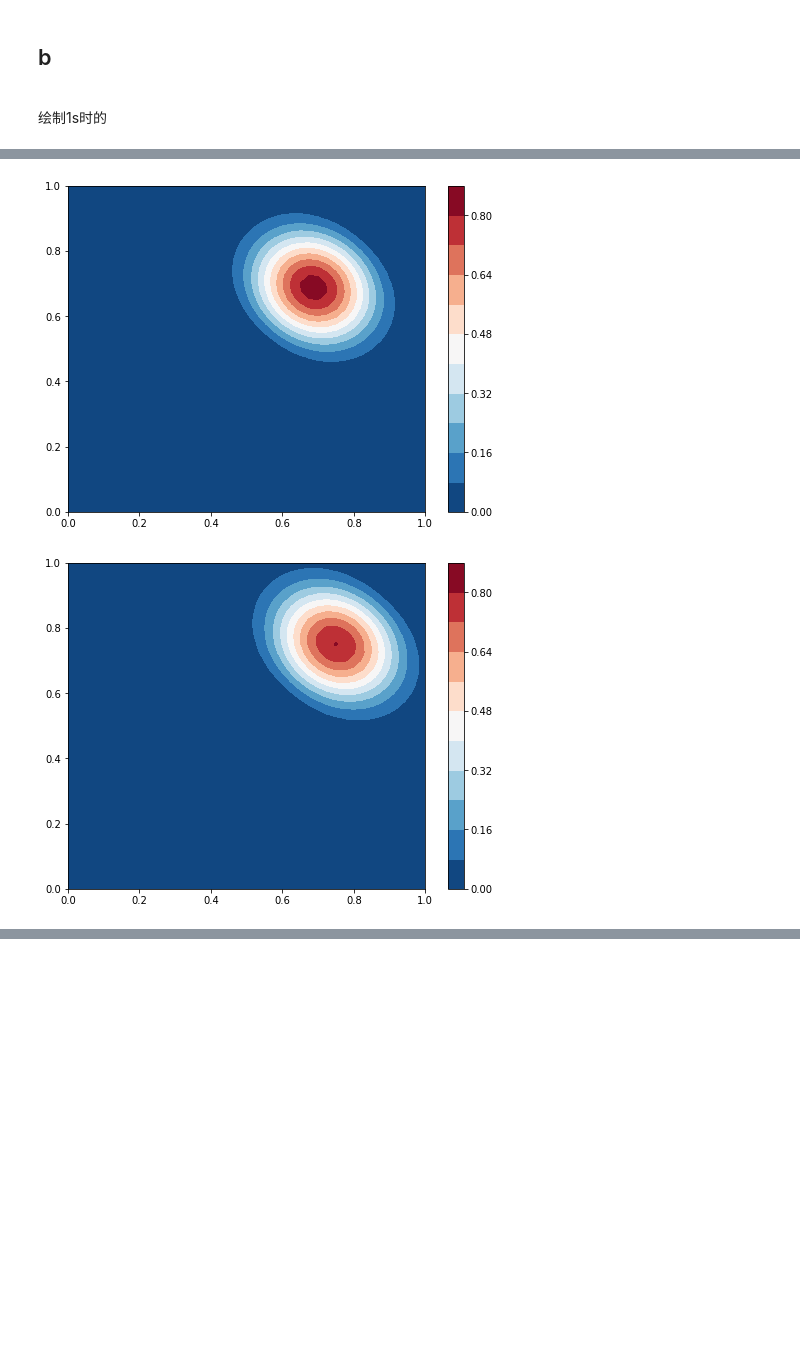
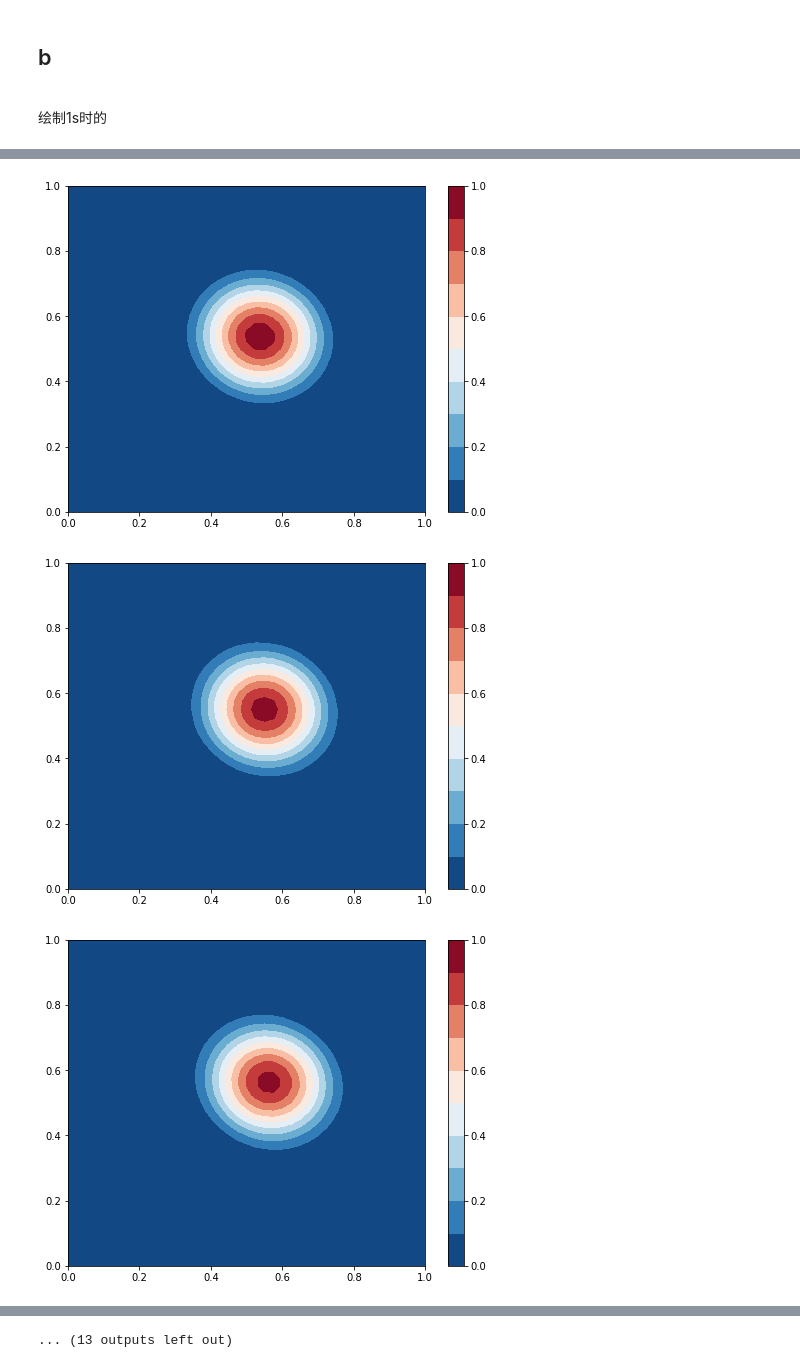
Before and after one commit to dozerlcl/assignments_2020_nju_meteorology, a Jupyter notebook: numerical_PDE/P_set2/P2_test3.ipynb, the cells around one changed output, grey strips where cells are left out. Saved outputs shown, nothing was run; the diff lists cells and outputs as text; code cells hidden in the pictures; blank space fills up the shorter version.

```diff
--- a/numerical_PDE/P_set2/P2_test3.ipynb
+++ b/numerical_PDE/P_set2/P2_test3.ipynb
@@ -59,14 +59,14 @@ def diff_2d(deltax=0.025,deltay=0.025,deltat=0.0125,gridt=1000,difftype="origin"
             for ix in range(1, gridnx):
                 for iy in range(1, gridny):
                     # 2D diff
-                    if(odd_or_even==1):
-                        c[ix, iy, it+1] = c[ix, iy, it] - cr_y * ( c[ix, iy, it] - c[ix, iy - 1, it])
-                        c[ix, iy, it+1] = c[ix, iy, it] - cr_y * ( c[ix, iy, it] - c[ix, iy - 1, it])
-                        odd_or_even=-1
-                    if(odd_or_even==-1):
-                        c[ix, iy, it+1] = c[ix, iy, it] - cr_y * ( c[ix, iy, it] - c[ix, iy - 1, it])
-                        c[ix, iy, it+1] = c[ix, iy, it] - cr_x * ( c[ix, iy, it] - c[ix - 1, iy, it])
-                        odd_or_even= 1
+                    # if(odd_or_even==1):
+                    c[ix, iy, it+1] = (1-cr_x)*(1-cr_y)*c[ix, iy, it] + cr_x * (1-cr_y)* c[ix-1, iy, it] +cr_y*(1-cr_x) * c[ix, iy-1, it]+cr_x*cr_y*c[ix-1, iy-1, it]
+
+                        # odd_or_even=-1
+                    # if(odd_or_even==-1):
+                        # c[ix, iy, it+1] = c[ix, iy, it] - cr_y * ( c[ix, iy, it] - c[ix, iy - 1, it])
+                        # c[ix, iy, it+1] = c[ix, iy, it+1] - cr_x * ( c[ix, iy, it] - c[ix - 1, iy, it])
+                        # odd_or_even= 1
 
     return c;
 # %%
@@ -79,5 +79,5 @@ deltay   = 0.025
 deltat   = 0.0125 # 根据CR数确定
 gridnx   = int(domainlx / deltax) + 1 # grids number x
 gridny   = int(domainlx / deltax) + 1 # grids number y
-c = diff_2d(deltax=deltax,deltay=deltay,deltat=deltat,difftype='fixed')
+c = diff_2d(gridt=200,deltax=deltax,deltay=deltay,deltat=deltat,difftype="origin")
 # %% [output]
@@ -112,9 +112,9 @@ plt.colorbar(ax0,ax=ax.ravel().tolist())
 # ax1 = ax.contourf(np.linspace(0,domainlx,gridnx),np.linspace(0,domainly,gridny),c[:,:,5*i],levels = 10,cmap="RdBu_r")
 # %%
 # 用于批量画图产生GIF
-for i in range(0,5):
+for i in range(0,25):
     fig,ax = plt.subplots(1,figsize=(8,6))
-    ax1 = ax.contourf(np.linspace(0,domainlx,gridnx),np.linspace(0,domainly,gridny),c[:,:,5*i],levels = 10,cmap="RdBu_r")
+    ax1 = ax.contourf(np.linspace(0,domainlx,gridnx),np.linspace(0,domainly,gridny),c[:,:,i],levels = 10,cmap="RdBu_r")
     plt.colorbar(ax1,ax=ax)
     plt.savefig("./test3_output/test"+str(i)+".png")
 # %% [output]
@@ -124,2 +124,3 @@ for i in range(0,5):
-[figure, old version]
+[figure, new version]
-[figure, old version]
+[figure, new version]
+[figure, added]
@@ -125,0 +133 @@ for i in range(0,5):
+... (13 outputs left out)
```
Also changed, not shown: parts of 3 cells of this notebook, 1 other file.
